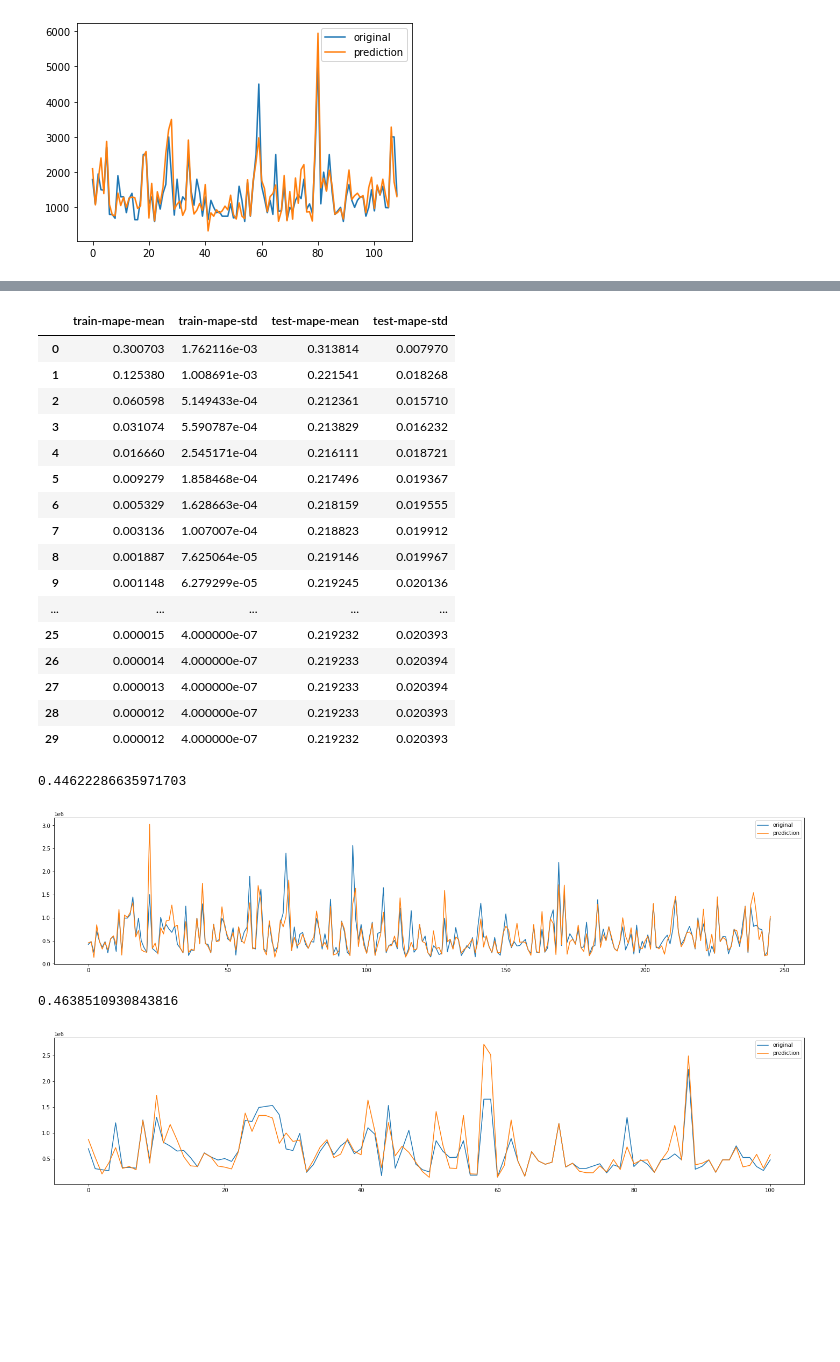
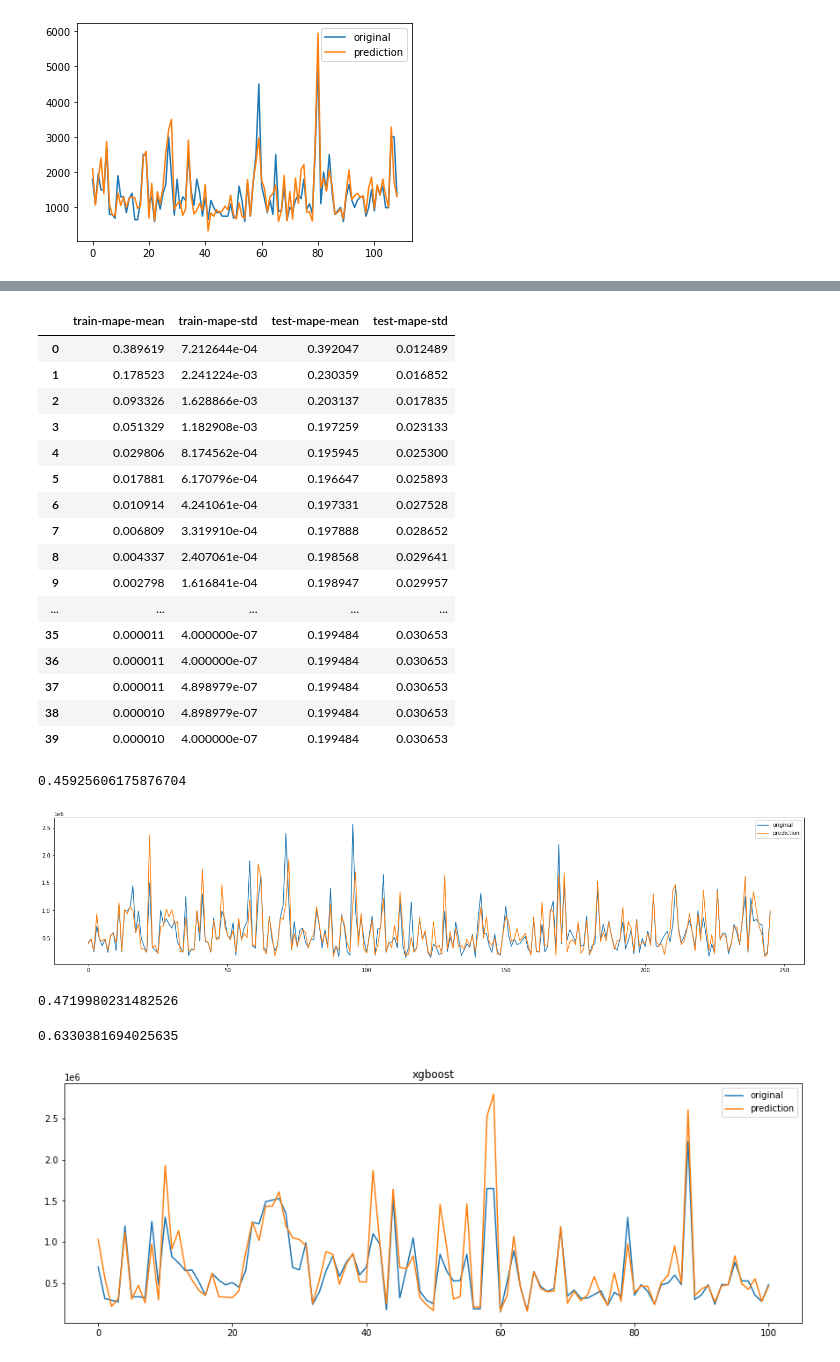
Before and after one commit to Astrobert0/Project-5-scikitlearn, a Jupyter notebook: model_selection.ipynb, the cells around one changed output, grey strips where cells are left out. Saved outputs shown, nothing was run; the diff lists cells and outputs as text; code cells hidden in the pictures; blank space fills up the shorter version.

```diff
--- a/model_selection.ipynb
+++ b/model_selection.ipynb
@@ -227,47 +223,48 @@ data_dmatrix = xgb.DMatrix(data= x_trainsale, label=y_trainsale)
 # %%
+data_dmatrix = xgb.DMatrix(data= x_trainsale, label=y_trainsale)
 
 parameters3 = {'booster':'gbtree',
                 'objective':'reg:squarederror',
-                'learning_rate':0.7,
+                'learning_rate':0.6,
                 'reg_alpha':40,
-                'max_depth':30}#this parameters seems promising
+                'max_depth':40} #this parameters seems promising
 
 
 cv_results = xgb.cv(dtrain=data_dmatrix,
                     params=parameters3,
                     nfold = 5,
-                    num_boost_round=30,
+                    num_boost_round=40,
                     metrics="mape", as_pandas=True, seed=2)
 
 cv_results
 # %% [output]
 |  | train-mape-mean | train-mape-std | test-mape-mean | test-mape-std |
-| 0 | 0.300703 | 1.762116e-03 | 0.313814 | 0.007970 |
-| 1 | 0.125380 | 1.008691e-03 | 0.221541 | 0.018268 |
-| 2 | 0.060598 | 5.149433e-04 | 0.212361 | 0.015710 |
-| 3 | 0.031074 | 5.590787e-04 | 0.213829 | 0.016232 |
-| 4 | 0.016660 | 2.545171e-04 | 0.216111 | 0.018721 |
-| 5 | 0.009279 | 1.858468e-04 | 0.217496 | 0.019367 |
-| 6 | 0.005329 | 1.628663e-04 | 0.218159 | 0.019555 |
-| 7 | 0.003136 | 1.007007e-04 | 0.218823 | 0.019912 |
-| 8 | 0.001887 | 7.625064e-05 | 0.219146 | 0.019967 |
-| 9 | 0.001148 | 6.279299e-05 | 0.219245 | 0.020136 |
+| 0 | 0.389619 | 7.212644e-04 | 0.392047 | 0.012489 |
+| 1 | 0.178523 | 2.241224e-03 | 0.230359 | 0.016852 |
+| 2 | 0.093326 | 1.628866e-03 | 0.203137 | 0.017835 |
+| 3 | 0.051329 | 1.182908e-03 | 0.197259 | 0.023133 |
+| 4 | 0.029806 | 8.174562e-04 | 0.195945 | 0.025300 |
+| 5 | 0.017881 | 6.170796e-04 | 0.196647 | 0.025893 |
+| 6 | 0.010914 | 4.241061e-04 | 0.197331 | 0.027528 |
+| 7 | 0.006809 | 3.319910e-04 | 0.197888 | 0.028652 |
+| 8 | 0.004337 | 2.407061e-04 | 0.198568 | 0.029641 |
+| 9 | 0.002798 | 1.616841e-04 | 0.198947 | 0.029957 |
 | ... | ... | ... | ... | ... |
-| 25 | 0.000015 | 4.000000e-07 | 0.219232 | 0.020393 |
-| 26 | 0.000014 | 4.000000e-07 | 0.219233 | 0.020394 |
-| 27 | 0.000013 | 4.000000e-07 | 0.219233 | 0.020394 |
-| 28 | 0.000012 | 4.000000e-07 | 0.219233 | 0.020393 |
-| 29 | 0.000012 | 4.000000e-07 | 0.219232 | 0.020393 |
+| 35 | 0.000011 | 4.000000e-07 | 0.199484 | 0.030653 |
+| 36 | 0.000011 | 4.000000e-07 | 0.199484 | 0.030653 |
+| 37 | 0.000011 | 4.898979e-07 | 0.199484 | 0.030653 |
+| 38 | 0.000010 | 4.898979e-07 | 0.199484 | 0.030653 |
+| 39 | 0.000010 | 4.000000e-07 | 0.199484 | 0.030653 |
 # %%
 xgb_regr2 = xgb.XGBRegressor(booster='gbtree',
-                    objective ='reg:squarederror', learning_rate=0.7,
-                    reg_alpha = 40, n_estimators = 30, max_depth=30)
+                    objective ='reg:squarederror', learning_rate=0.6,
+                    reg_alpha = 40, n_estimators = 30, max_depth=6)
 
 xgb_regr2.fit(x_trainsale, y_trainsale)
 xgpredict2 = xgb_regr2.predict(x_testsale)
 print(np.sqrt(mean_absolute_percentage_error(y_testsale, xgpredict2))) #promising results
 # %% [output]
-0.44622286635971703
+0.45925606175876704
 # %%
 x_ax = range(len(y_testsale))
 plt.figure(figsize=(25,5))
@@ -276,22 +273,27 @@ plt.plot(x_ax, xgpredict2, label='prediction')
 plt.legend()
 plt.show()
 # %% [output]
-[figure, old version]
+[figure, new version]
 # %%
 prediction_test = xgb_regr2.predict(test_sale_dummy[['size', 'rooms', 'bathrooms', 'latitude', 'longitude', 'floorNumeric', 'propertyType_duplex','propertyType_flat', 'propertyType_penthouse', 'propertyType_studio']])
 
 print(np.sqrt(mean_absolute_percentage_error(test_sale_dummy['price'], prediction_test)))
 #this results seems enough, it's the lowest value that i managed to get
 # %% [output]
-0.4638510930843816
+0.4719980231482526
+# %%
+r2_score(test_sale_dummy['price'], prediction_test)
+# %% [output]
+0.6330381694025635
 # %%
 x_ax = range(len(prediction_test))
-plt.figure(figsize=(25,5))
+plt.figure(figsize=(15,5))
+plt.title('xgboost')
 plt.plot(x_ax, test_sale_dummy['price'], label='original')
 plt.plot(x_ax, prediction_test, label='prediction')
 plt.legend()
 plt.show()
 # %% [output]
-[figure, old version]
+[figure, new version]
 # %%
 xgb_regr2.save_model("sale_model.json")
```
Also changed, not shown: parts of 14 cells of this notebook, 9 other files.
